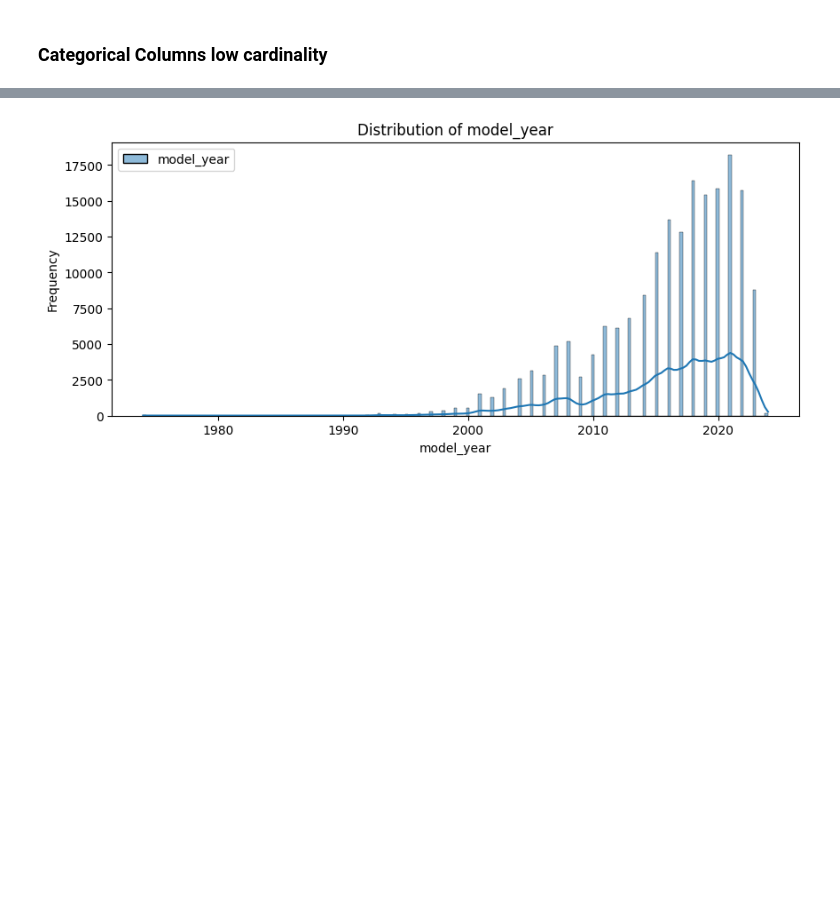
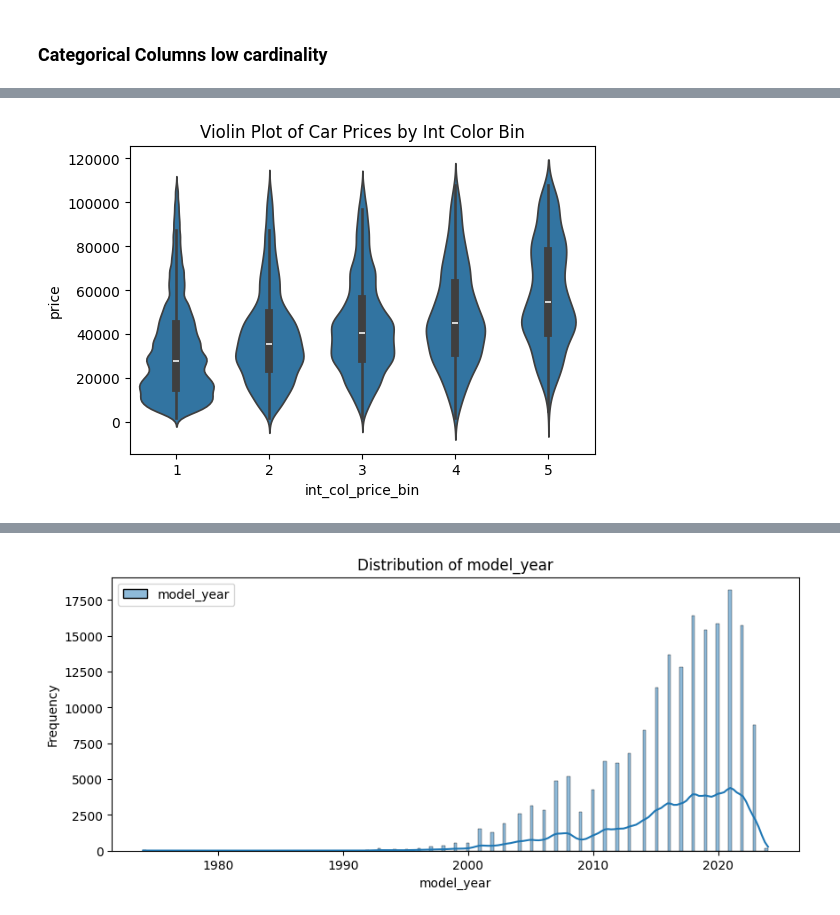
Before and after one commit to miguelazue/used-cars-prices-regression, a Jupyter notebook: data_exploration.ipynb, the cells around one changed output, grey strips where cells are left out. Saved outputs shown, nothing was run; the diff lists cells and outputs as text; code cells hidden in the pictures; blank space fills up the shorter version.

```diff
--- a/data_exploration.ipynb
+++ b/data_exploration.ipynb
@@ -546,0 +598,12 @@ Name: count, dtype: int64
+# %%
+# Average prices by exterior color
+int_color_avg_price = filtered_prices.groupby('int_col')['price'].mean()
+
+# Create 5 bins based on the average price
+int_col_price_bins = pd.qcut(int_color_avg_price, 5, labels=[1, 2, 3, 4, 5])
+
+# Map the bins back to the DataFrame
+filtered_prices.loc[:,'int_col_price_bin'] = filtered_prices['int_col'].map(int_col_price_bins)
+
+# Check the distribution
+print(filtered_prices['int_col_price_bin'].value_counts())
@@ -546,0 +618,16 @@ Name: count, dtype: int64
+# %%
+plt.figure(figsize=(6, 4))
+
+# Create a violin plot for the 'price' column grouped by 'vehicle_damage'
+sns.violinplot(x=filtered_prices['int_col_price_bin'], y=filtered_prices['price'])
+
+# Disable scientific notation on the y-axis
+plt.ticklabel_format(style='plain', axis='y')
+
+# Add a title to the plot
+plt.title(f'Violin Plot of Car Prices by Int Color Bin')
+
+# Show the plot
+plt.show()
+# %% [output]
+[figure, added]
```
Also changed, not shown: parts of 24 cells of this notebook, 2 other files.
